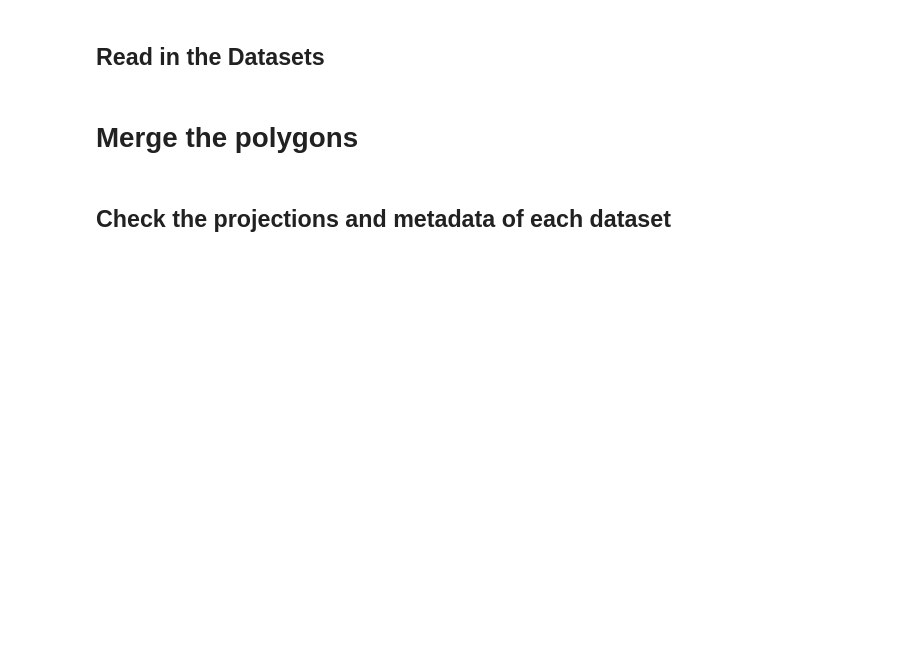
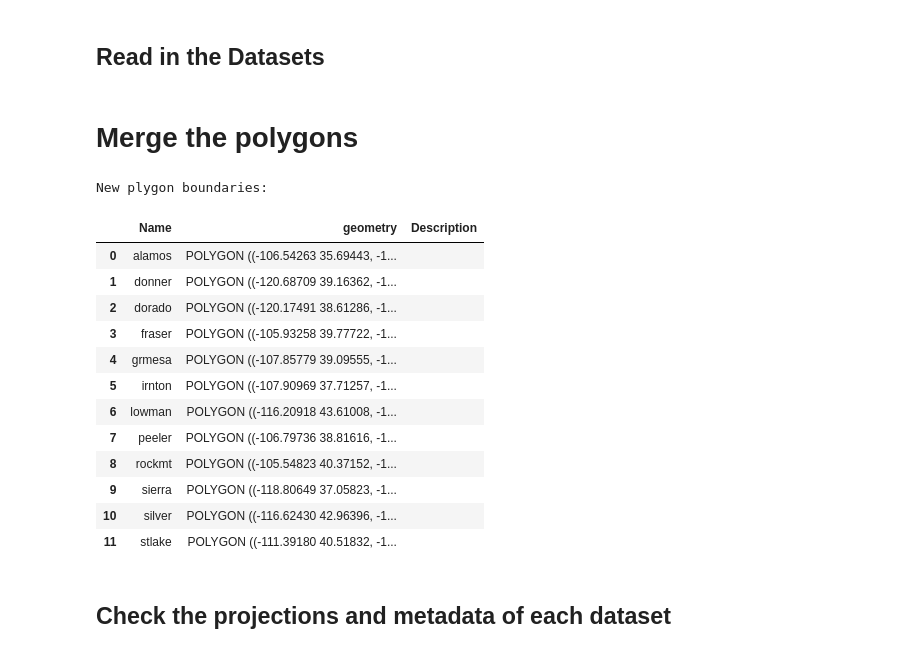
Before and after one commit to mcreelma/Snow_Probes, a Jupyter notebook: Community_Snow_Obs/CSO_Data_Puller.ipynb, the cells around one changed output. Saved outputs shown, nothing was run; the diff lists cells and outputs as text; code cells hidden in the pictures; blank space fills up the shorter version.

```diff
--- a/Community_Snow_Obs/CSO_Data_Puller.ipynb
+++ b/Community_Snow_Obs/CSO_Data_Puller.ipynb
@@ -82,12 +79,31 @@ flight_bound['Name'] = flight_bound['Name'].str[0:-18]
 # %%
 # Create subset for boundary to play with
 FB = flight_bound
 
 # Join the flights (JF) by using dissolve command
 JF = FB.dissolve( by = 'Name', as_index = False )
 
 # back to original name
 flight_bound = JF
+
+# print check
+print('New plygon boundaries:')
+display(flight_bound)
+# %% [output]
+New plygon boundaries:
+|  | Name | geometry | Description |
+| 0 | alamos | POLYGON ((-106.54263 35.69443, -1... |  |
+| 1 | donner | POLYGON ((-120.68709 39.16362, -1... |  |
+| 2 | dorado | POLYGON ((-120.17491 38.61286, -1... |  |
+| 3 | fraser | POLYGON ((-105.93258 39.77722, -1... |  |
+| 4 | grmesa | POLYGON ((-107.85779 39.09555, -1... |  |
+| 5 | irnton | POLYGON ((-107.90969 37.71257, -1... |  |
+| 6 | lowman | POLYGON ((-116.20918 43.61008, -1... |  |
+| 7 | peeler | POLYGON ((-106.79736 38.81616, -1... |  |
+| 8 | rockmt | POLYGON ((-105.54823 40.37152, -1... |  |
+| 9 | sierra | POLYGON ((-118.80649 37.05823, -1... |  |
+| 10 | silver | POLYGON ((-116.62430 42.96396, -1... |  |
+| 11 | stlake | POLYGON ((-111.39180 40.51832, -1... |  |
 # %% [markdown]
 ## Check the projections and metadata of each dataset
 # %%
```
Also changed, not shown: parts of 1 cell of this notebook.
